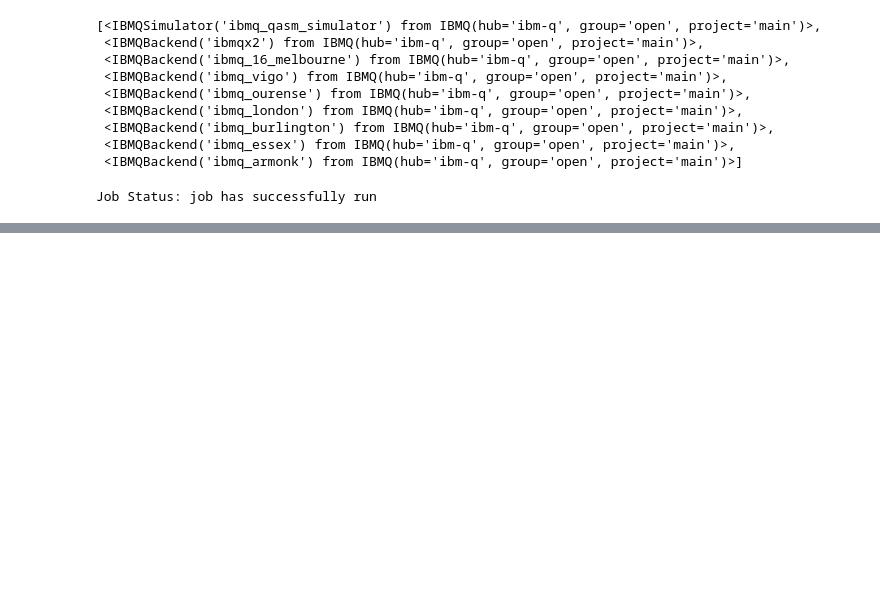
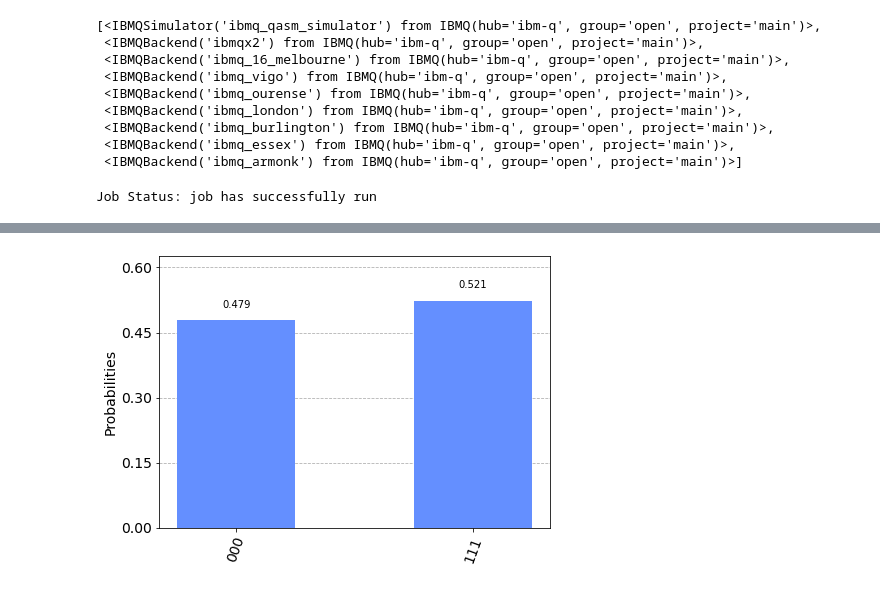
Before and after one commit to rodneyosodo/AI_LABS, a Jupyter notebook: QuantumMachineLearning/1quantum_circuits.ipynb, the cells around one changed output, grey strips where cells are left out. Cells and saved outputs as stored; diff of their text form; code cells hidden in the pictures; blank space fills up the shorter version.

```diff
--- a/QuantumMachineLearning/1quantum_circuits.ipynb
+++ b/QuantumMachineLearning/1quantum_circuits.ipynb
@@ -153,5 +155,7 @@ job4 = execute(circuit1, backend=backend4)
 # %%
 result4 = job4.result()
 # %%
-counts4 = result_cloud.get_counts(circuit1)
+counts4 = result4.get_counts(circuit1)
 plot_histogram(counts4)
+# %% [output]
+[figure, added]
```
Also changed, not shown: parts of 5 cells of this notebook, 2 other files.
